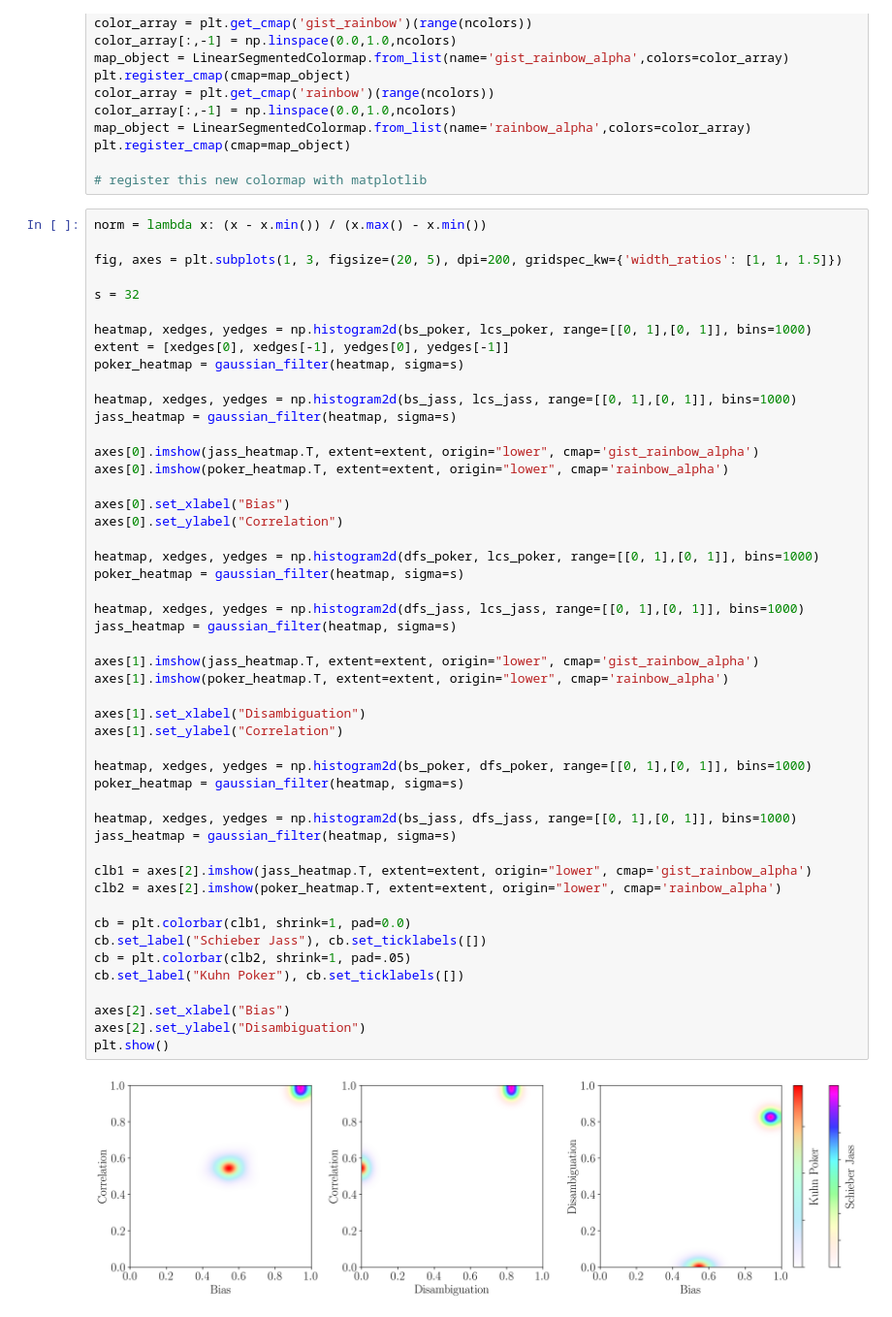
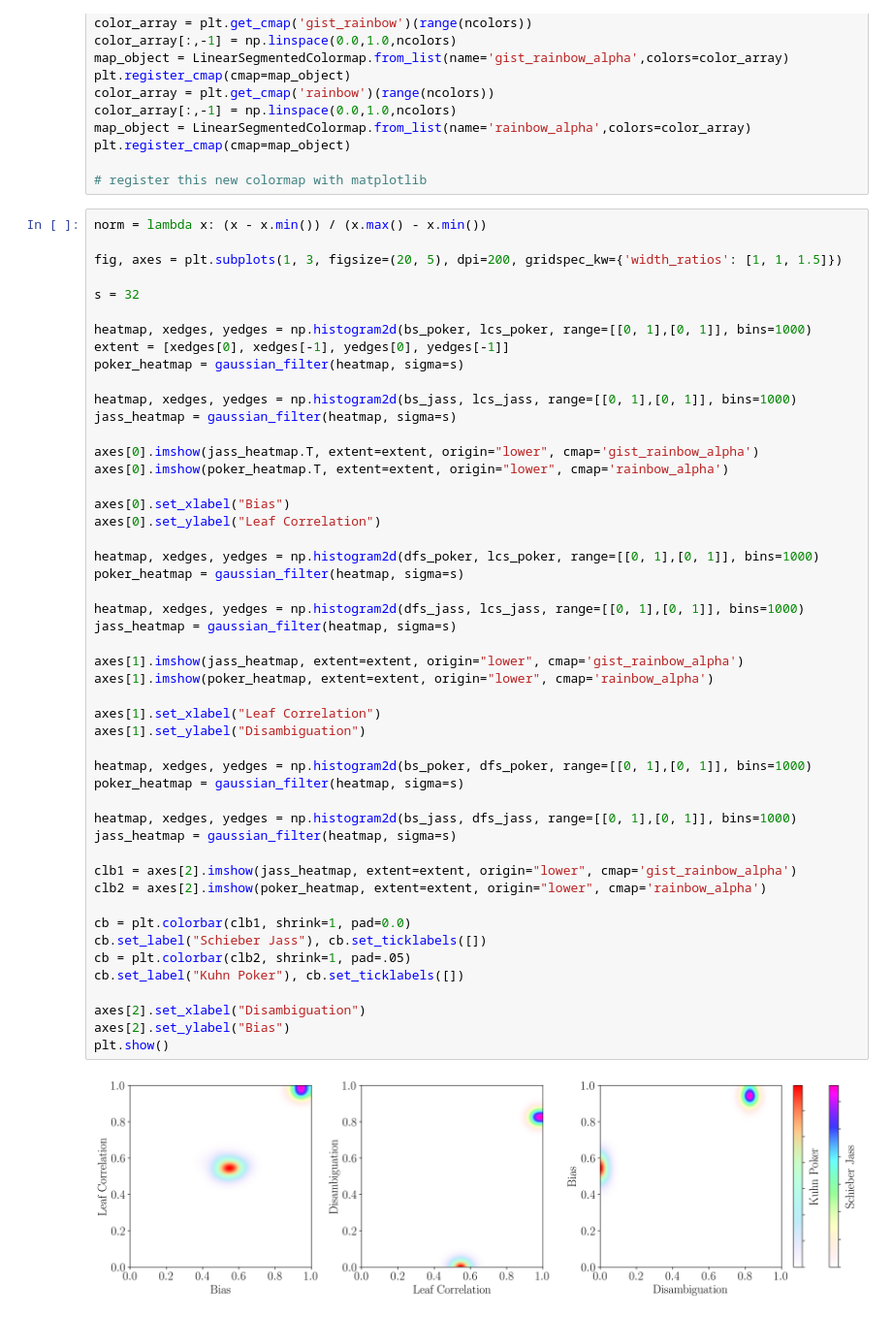
Before and after one commit to andrinbuerli/learning-approximate-nash-equilibria-for-jass, a Jupyter notebook: notebooks/Plot Game Tree Metrics.ipynb, the cells around one changed output. Shown at 97% size. Saved outputs shown, nothing was run; the diff lists cells and outputs as text.

```diff
--- a/notebooks/Plot Game Tree Metrics.ipynb
+++ b/notebooks/Plot Game Tree Metrics.ipynb
@@ -65,40 +65,40 @@ poker_heatmap = gaussian_filter(heatmap, sigma=s)
 heatmap, xedges, yedges = np.histogram2d(bs_jass, lcs_jass, range=[[0, 1],[0, 1]], bins=1000)
 jass_heatmap = gaussian_filter(heatmap, sigma=s)
 
 axes[0].imshow(jass_heatmap.T, extent=extent, origin="lower", cmap='gist_rainbow_alpha')
 axes[0].imshow(poker_heatmap.T, extent=extent, origin="lower", cmap='rainbow_alpha')
 
 axes[0].set_xlabel("Bias")
-axes[0].set_ylabel("Correlation")
+axes[0].set_ylabel("Leaf Correlation")
 
 heatmap, xedges, yedges = np.histogram2d(dfs_poker, lcs_poker, range=[[0, 1],[0, 1]], bins=1000)
 poker_heatmap = gaussian_filter(heatmap, sigma=s)
 
 heatmap, xedges, yedges = np.histogram2d(dfs_jass, lcs_jass, range=[[0, 1],[0, 1]], bins=1000)
 jass_heatmap = gaussian_filter(heatmap, sigma=s)
 
-axes[1].imshow(jass_heatmap.T, extent=extent, origin="lower", cmap='gist_rainbow_alpha')
-axes[1].imshow(poker_heatmap.T, extent=extent, origin="lower", cmap='rainbow_alpha')
+axes[1].imshow(jass_heatmap, extent=extent, origin="lower", cmap='gist_rainbow_alpha')
+axes[1].imshow(poker_heatmap, extent=extent, origin="lower", cmap='rainbow_alpha')
 
-axes[1].set_xlabel("Disambiguation")
-axes[1].set_ylabel("Correlation")
+axes[1].set_xlabel("Leaf Correlation")
+axes[1].set_ylabel("Disambiguation")
 
 heatmap, xedges, yedges = np.histogram2d(bs_poker, dfs_poker, range=[[0, 1],[0, 1]], bins=1000)
 poker_heatmap = gaussian_filter(heatmap, sigma=s)
 
 heatmap, xedges, yedges = np.histogram2d(bs_jass, dfs_jass, range=[[0, 1],[0, 1]], bins=1000)
 jass_heatmap = gaussian_filter(heatmap, sigma=s)
 
-clb1 = axes[2].imshow(jass_heatmap.T, extent=extent, origin="lower", cmap='gist_rainbow_alpha')
-clb2 = axes[2].imshow(poker_heatmap.T, extent=extent, origin="lower", cmap='rainbow_alpha')
+clb1 = axes[2].imshow(jass_heatmap, extent=extent, origin="lower", cmap='gist_rainbow_alpha')
+clb2 = axes[2].imshow(poker_heatmap, extent=extent, origin="lower", cmap='rainbow_alpha')
 
 cb = plt.colorbar(clb1, shrink=1, pad=0.0)
 cb.set_label("Schieber Jass"), cb.set_ticklabels([])
 cb = plt.colorbar(clb2, shrink=1, pad=.05)
 cb.set_label("Kuhn Poker"), cb.set_ticklabels([])
 
-axes[2].set_xlabel("Bias")
-axes[2].set_ylabel("Disambiguation")
+axes[2].set_xlabel("Disambiguation")
+axes[2].set_ylabel("Bias")
 plt.show()
 # %% [output]
-[figure, old version]
+[figure, new version]
```
